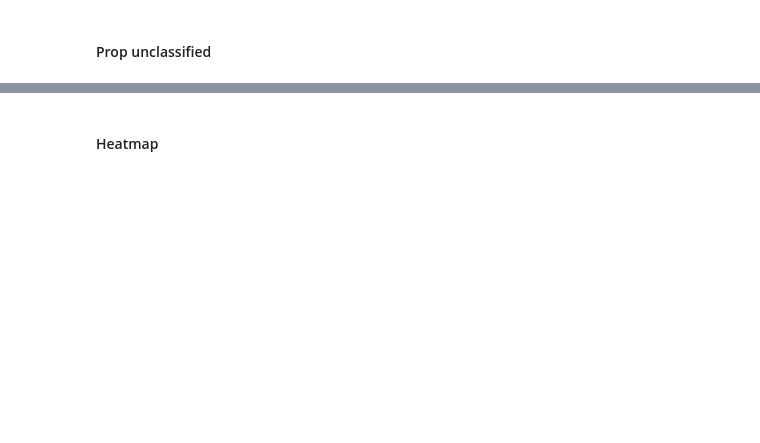
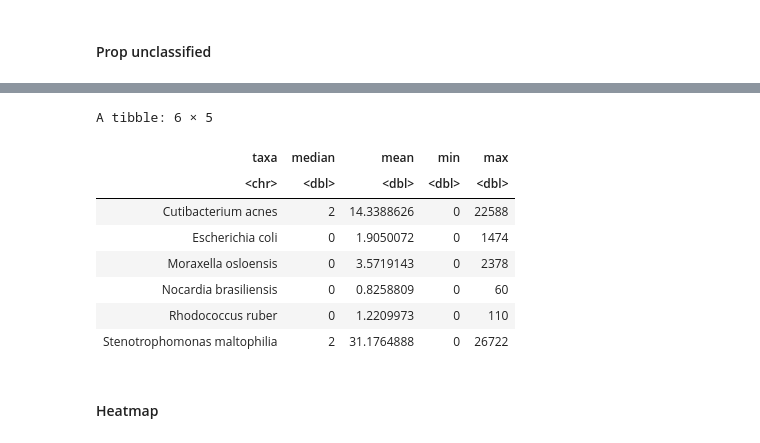
Before and after one commit to cednotsed/blood_microbial_signatures, a Jupyter notebook: analysis/abundance_analysis_copy.ipynb, the cells around one changed output, grey strips where cells are left out. Drawn from its saved outputs; the diff is of its cells as text; code cells hidden in the pictures; blank space fills up the shorter version.

```diff
--- a/analysis/abundance_analysis.ipynb
+++ b/analysis/abundance_analysis_copy.ipynb
@@ -89,3 +91,32 @@ Saving 6.67 x 6.67 in image
+# %%
+plt_df <- species_df %>%
+    select("Rhodococcus ruber", "Stenotrophomonas maltophilia", "Cutibacterium acnes",
+           "Escherichia coli", "Nocardia brasiliensis", "Moraxella osloensis") %>%
+    pivot_longer(everything(), names_to = "taxa", values_to = "abundance")
+
+plt_df %>%
+    group_by(taxa) %>%
+    summarise(median = median(abundance), mean = mean(abundance),
+              min = min(abundance),
+              max = max(abundance))
+# species_df %>%
+#     select("Rhodococcus ruber", "Stenotrophomonas maltophilia", "Cutibacterium acnes",
+#            "Escherichia coli", "Nocardia brasiliensis") %>%
+#     pivot_longer(everything(), names_to = "taxa", values_to = "abundance") %>%
+#     ggplot(aes(x = taxa, y = abundance, fill = taxa, groups = taxa)) +
+#     geom_point() +
+#     theme(legend.position = "None") +
+#     labs(y = "Relative abundance")
+# %% [output]
+A tibble: 6 × 5
+| taxa | median | mean | min | max |
+| <chr> | <dbl> | <dbl> | <dbl> | <dbl> |
+| Cutibacterium acnes | 2 | 14.3388626 | 0 | 22588 |
+| Escherichia coli | 0 | 1.9050072 | 0 | 1474 |
+| Moraxella osloensis | 0 | 3.5719143 | 0 | 2378 |
+| Nocardia brasiliensis | 0 | 0.8258809 | 0 | 60 |
+| Rhodococcus ruber | 0 | 1.2209973 | 0 | 110 |
+| Stenotrophomonas maltophilia | 2 | 31.1764888 | 0 | 26722 |
 # %% [markdown]
 #### Heatmap
 # %%
```
Also changed, not shown: parts of 7 cells of this notebook, 9 other files.
